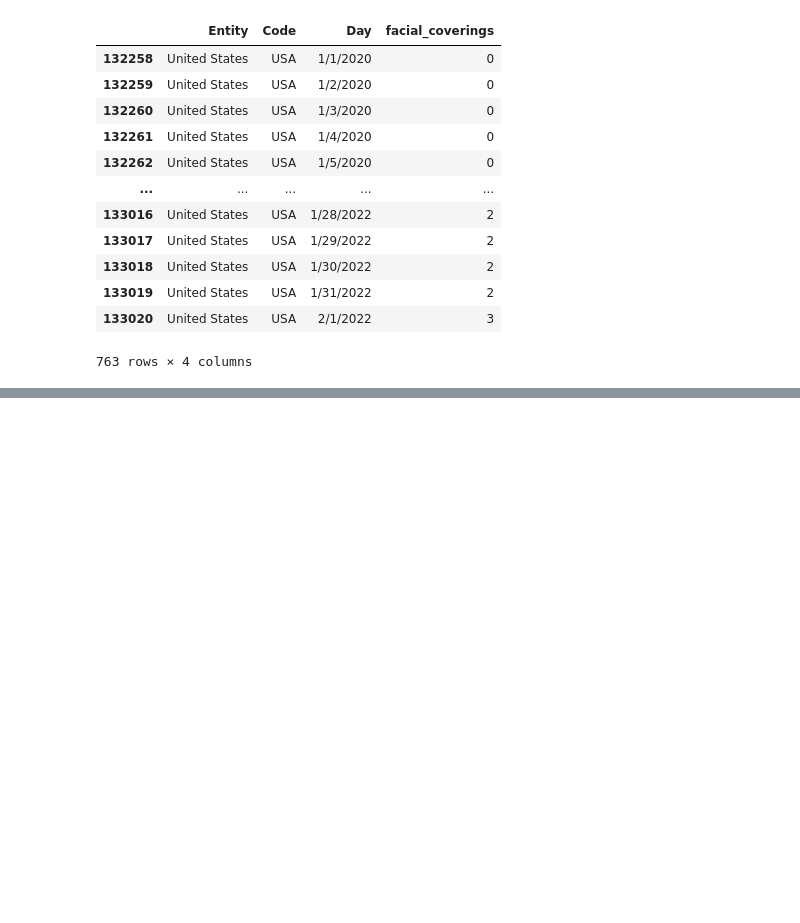
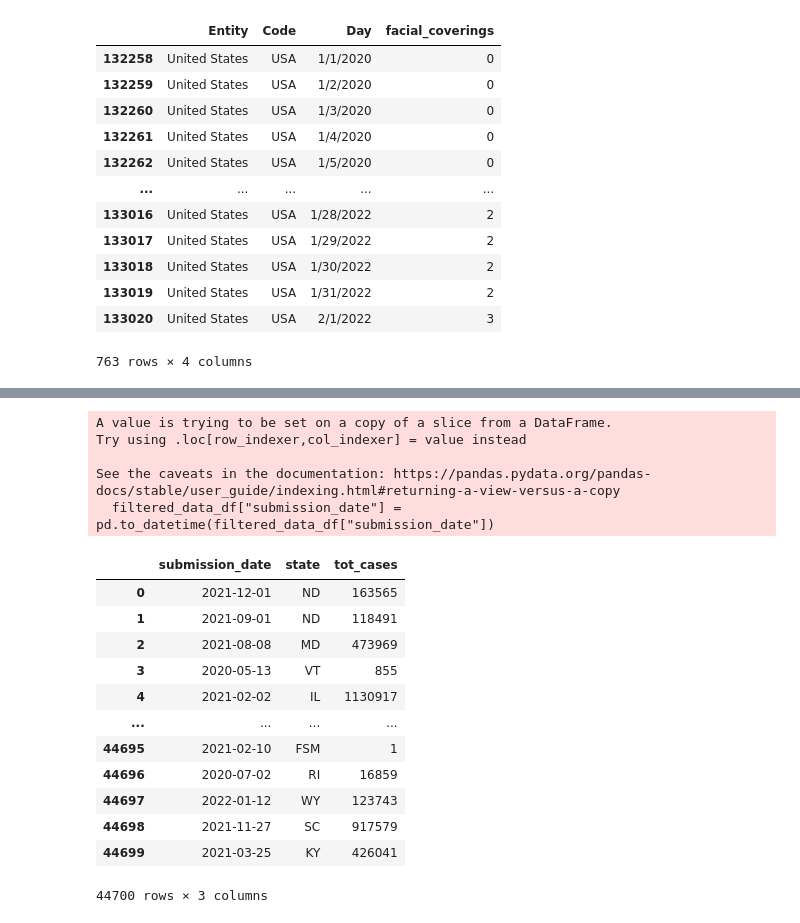
Before and after one commit to ranusuri/Team-A-Project-1, a Jupyter notebook: carolina_segovia/Project_1.ipynb, the cells around one changed output, grey strips where cells are left out. Saved outputs shown, nothing was run; the diff lists cells and outputs as text; code cells hidden in the pictures; blank space fills up the shorter version.

```diff
--- a/carolina_segovia/Project_1.ipynb
+++ b/carolina_segovia/Project_1.ipynb
@@ -85,0 +186,25 @@ new_maskdata_df.head()
+# %%
+# formatted the date type from string to datetime
+filtered_data_df["submission_date"] = pd.to_datetime(filtered_data_df["submission_date"])
+filtered_data_df
+
+# filtered_data_df.groupby(pd.Grouper(key="submission_date", freq="MS")).sum()
+# %% [output]
+A value is trying to be set on a copy of a slice from a DataFrame.
+Try using .loc[row_indexer,col_indexer] = value instead
+
+See the caveats in the documentation: https://pandas.pydata.org/pandas-docs/stable/user_guide/indexing.html#returning-a-view-versus-a-copy
+  filtered_data_df["submission_date"] = pd.to_datetime(filtered_data_df["submission_date"])
+|  | submission_date | state | tot_cases |
+| 0 | 2021-12-01 | ND | 163565 |
+| 1 | 2021-09-01 | ND | 118491 |
+| 2 | 2021-08-08 | MD | 473969 |
+| 3 | 2020-05-13 | VT | 855 |
+| 4 | 2021-02-02 | IL | 1130917 |
+| ... | ... | ... | ... |
+| 44695 | 2021-02-10 | FSM | 1 |
+| 44696 | 2020-07-02 | RI | 16859 |
+| 44697 | 2022-01-12 | WY | 123743 |
+| 44698 | 2021-11-27 | SC | 917579 |
+| 44699 | 2021-03-25 | KY | 426041 |
+44700 rows × 3 columns
```
Also changed, not shown: parts of 20 cells of this notebook, 2 other files.
